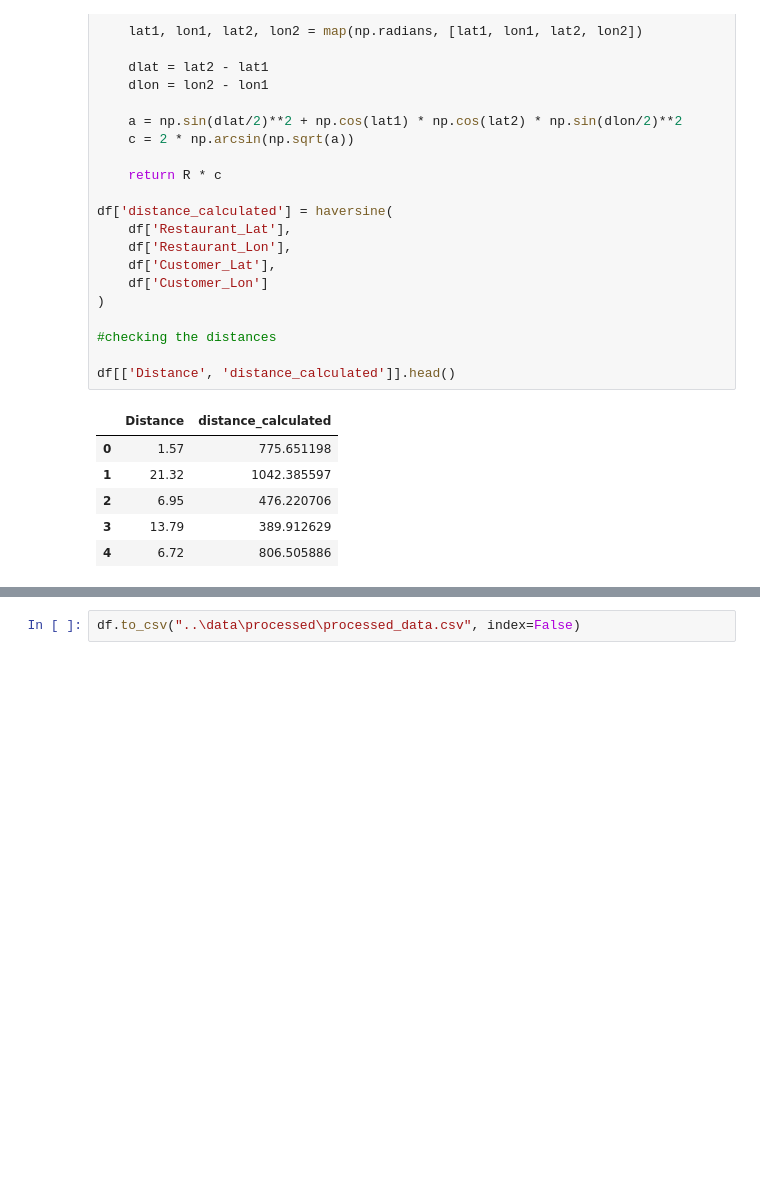
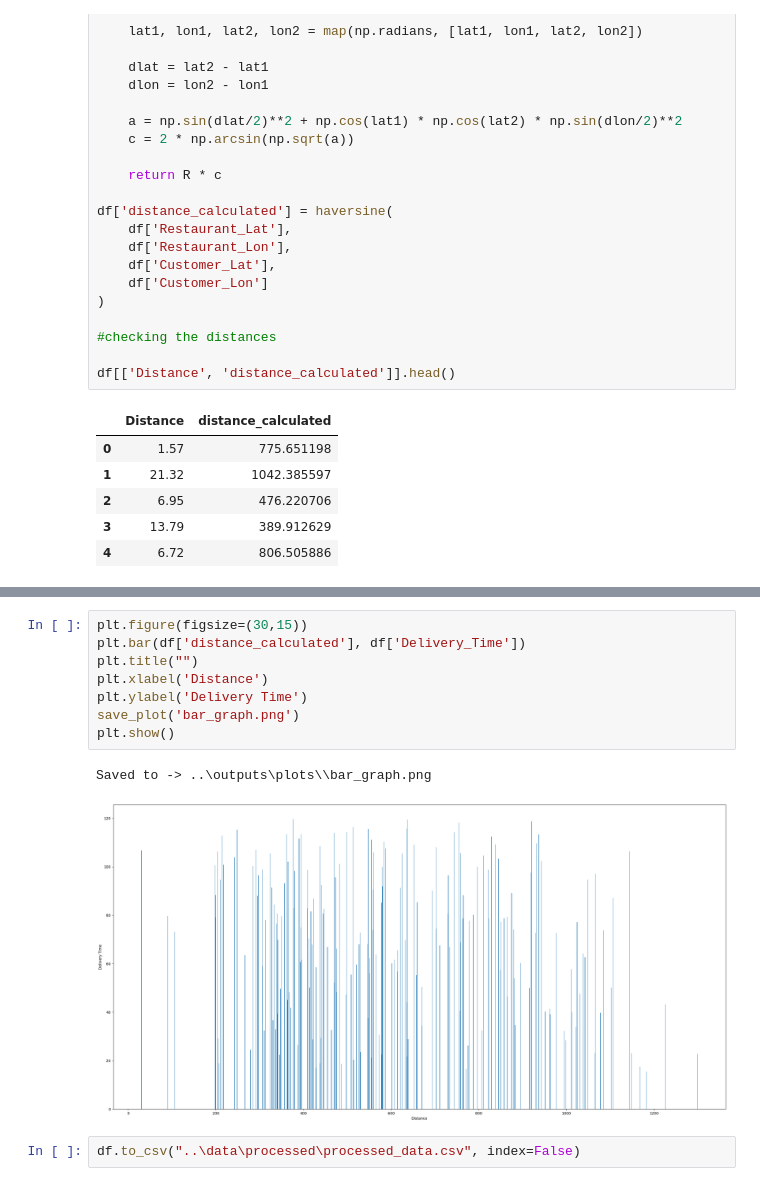
Before and after one commit to vasi2904k/Food-Delivery-Time-Prediction, a Jupyter notebook: notebook/01_data_preprocessing.ipynb, the cells around one changed output, grey strips where cells are left out. Cells and saved outputs as stored; diff of their text form; blank space fills up the shorter version.

```diff
--- a/notebook/01_data_preprocessing.ipynb
+++ b/notebook/01_data_preprocessing.ipynb
@@ -254,2 +329,13 @@ df[['Distance', 'distance_calculated']].head()
+# %%
+plt.figure(figsize=(30,15))
+plt.bar(df['distance_calculated'], df['Delivery_Time'])
+plt.title("")
+plt.xlabel('Distance')
+plt.ylabel('Delivery Time')
+save_plot('bar_graph.png')
+plt.show()
+# %% [output]
+Saved to -> ..\outputs\plots\\bar_graph.png
+[figure, added]
 # %%
 df.to_csv("..\data\processed\processed_data.csv", index=False)
```
Also changed, not shown: parts of 9 cells of this notebook, 3 other files.
